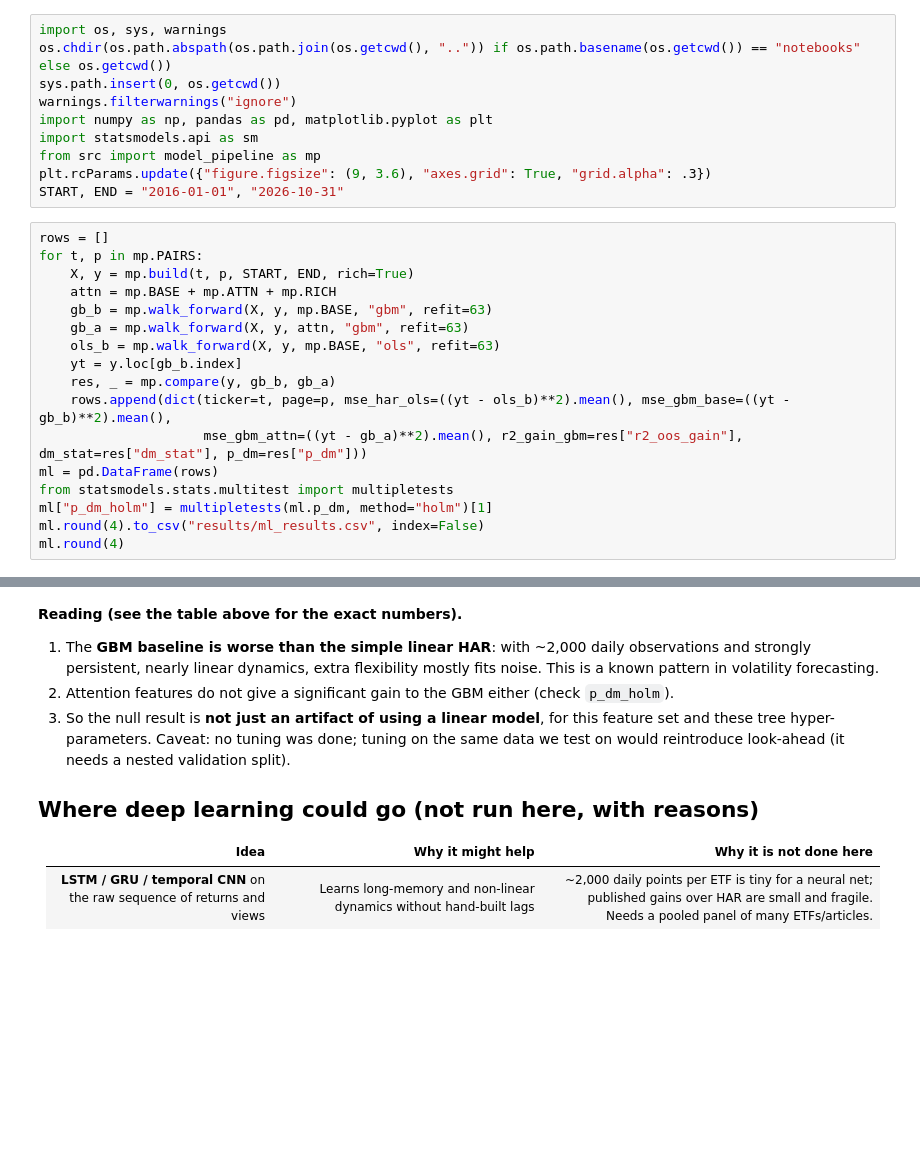
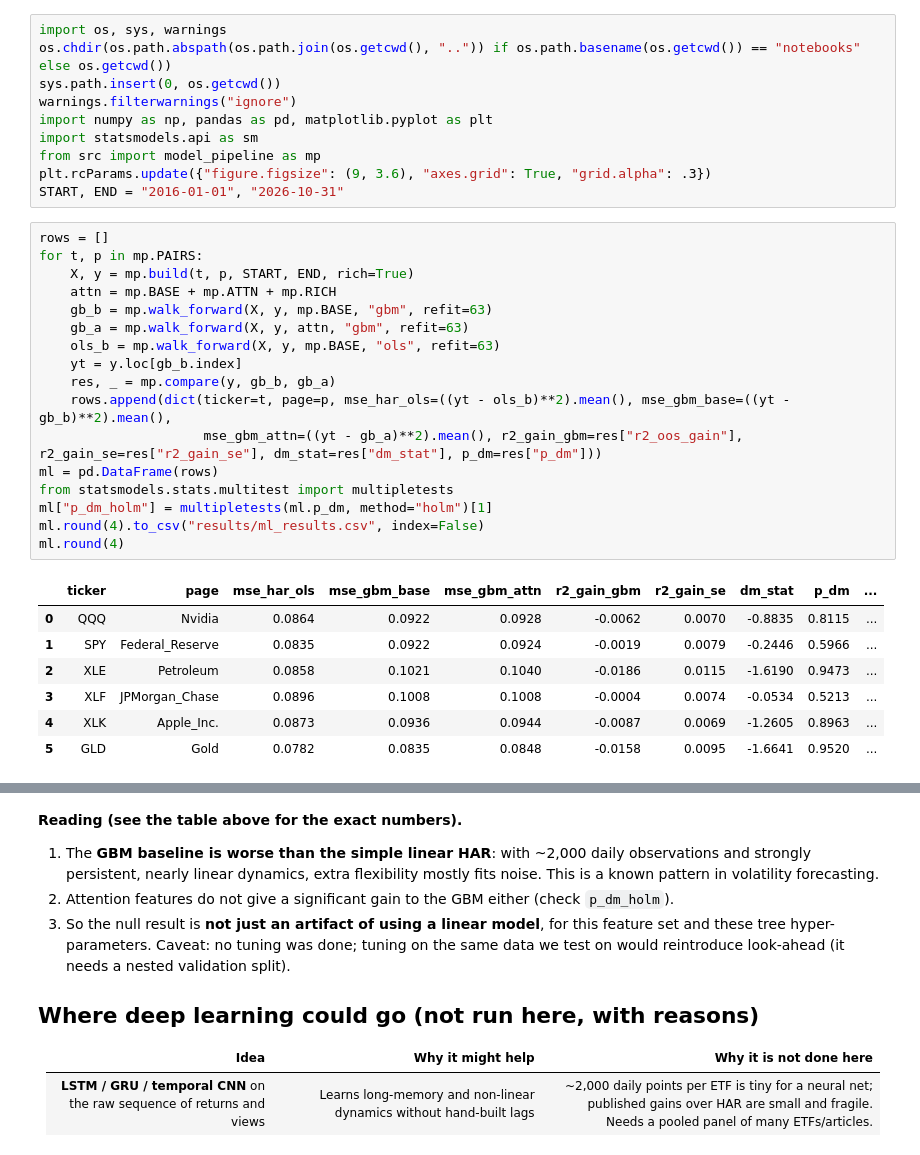
Before and after one commit to alessiomartini/wikipedia-attention-etf-volatility, a Jupyter notebook: notebooks/04_ml_extension.ipynb, the cells around one changed output, grey strips where cells are left out. Drawn from its saved outputs; the diff is of its cells as text; blank space fills up the shorter version.

```diff
--- a/notebooks/04_ml_extension.ipynb
+++ b/notebooks/04_ml_extension.ipynb
@@ -26,20 +26,28 @@ START, END = "2016-01-01", "2026-10-31"
 # %%
 rows = []
 for t, p in mp.PAIRS:
     X, y = mp.build(t, p, START, END, rich=True)
     attn = mp.BASE + mp.ATTN + mp.RICH
     gb_b = mp.walk_forward(X, y, mp.BASE, "gbm", refit=63)
     gb_a = mp.walk_forward(X, y, attn, "gbm", refit=63)
     ols_b = mp.walk_forward(X, y, mp.BASE, "ols", refit=63)
     yt = y.loc[gb_b.index]
     res, _ = mp.compare(y, gb_b, gb_a)
     rows.append(dict(ticker=t, page=p, mse_har_ols=((yt - ols_b)**2).mean(), mse_gbm_base=((yt - gb_b)**2).mean(),
-                     mse_gbm_attn=((yt - gb_a)**2).mean(), r2_gain_gbm=res["r2_oos_gain"], dm_stat=res["dm_stat"], p_dm=res["p_dm"]))
+                     mse_gbm_attn=((yt - gb_a)**2).mean(), r2_gain_gbm=res["r2_oos_gain"], r2_gain_se=res["r2_gain_se"], dm_stat=res["dm_stat"], p_dm=res["p_dm"]))
 ml = pd.DataFrame(rows)
 from statsmodels.stats.multitest import multipletests
 ml["p_dm_holm"] = multipletests(ml.p_dm, method="holm")[1]
 ml.round(4).to_csv("results/ml_results.csv", index=False)
 ml.round(4)
+# %% [output]
+|  | ticker | page | mse_har_ols | mse_gbm_base | mse_gbm_attn | r2_gain_gbm | r2_gain_se | dm_stat | p_dm | ... |
+| 0 | QQQ | Nvidia | 0.0864 | 0.0922 | 0.0928 | -0.0062 | 0.0070 | -0.8835 | 0.8115 | ... |
+| 1 | SPY | Federal_Reserve | 0.0835 | 0.0922 | 0.0924 | -0.0019 | 0.0079 | -0.2446 | 0.5966 | ... |
+| 2 | XLE | Petroleum | 0.0858 | 0.1021 | 0.1040 | -0.0186 | 0.0115 | -1.6190 | 0.9473 | ... |
+| 3 | XLF | JPMorgan_Chase | 0.0896 | 0.1008 | 0.1008 | -0.0004 | 0.0074 | -0.0534 | 0.5213 | ... |
+| 4 | XLK | Apple_Inc. | 0.0873 | 0.0936 | 0.0944 | -0.0087 | 0.0069 | -1.2605 | 0.8963 | ... |
+| 5 | GLD | Gold | 0.0782 | 0.0835 | 0.0848 | -0.0158 | 0.0095 | -1.6641 | 0.9520 | ... |
 # %%
 fig, ax = plt.subplots(1, 2, figsize=(12, 3.4))
 w = .27; x = np.arange(len(ml))
```
Also changed, not shown: parts of 1 cell of this notebook, 19 other files.
